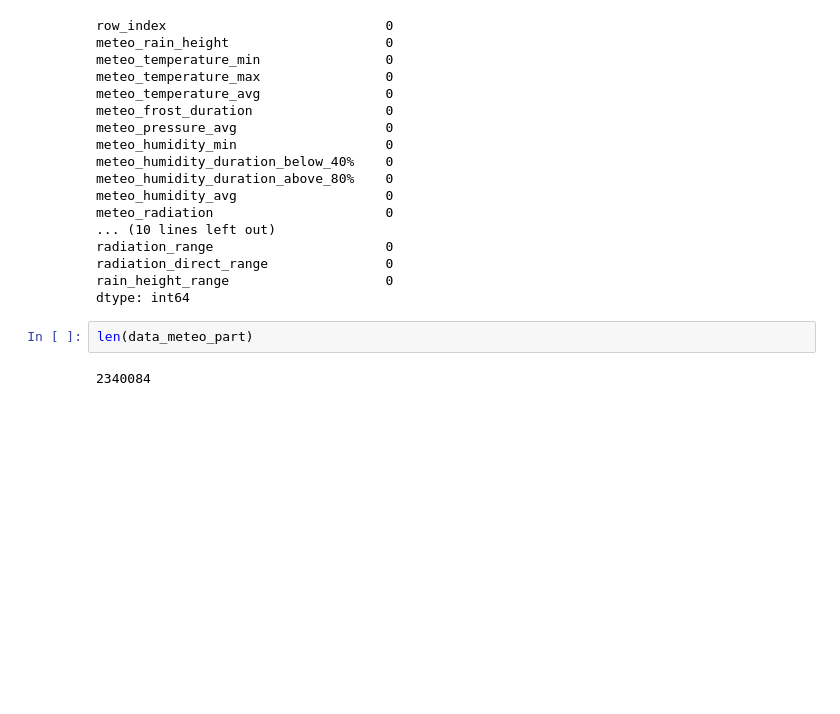
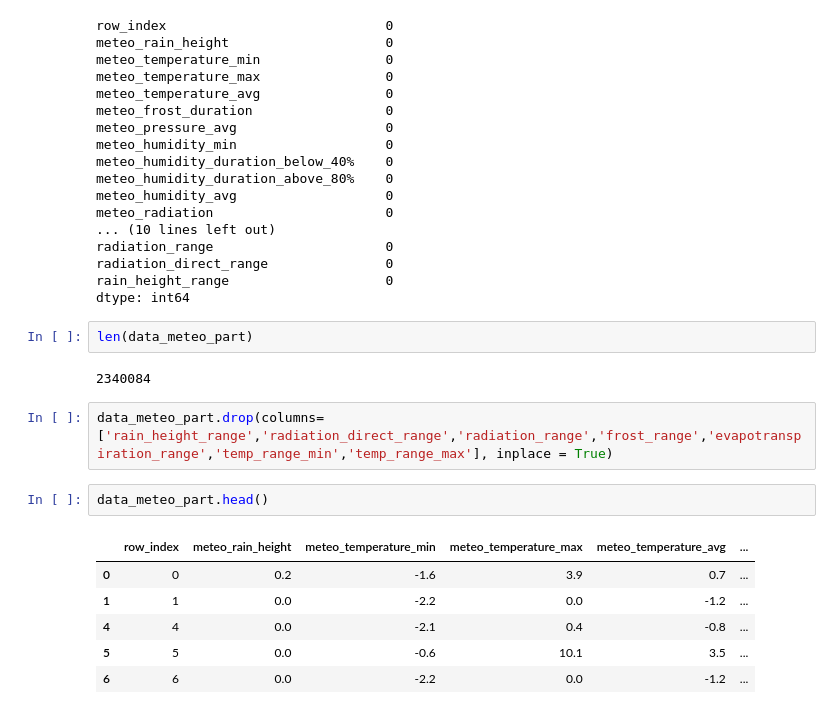
Before and after one commit to AmirBraham/Hi-ckathon-5, a Jupyter notebook: salah_notebook2.ipynb, the cells around one changed output. Drawn from its saved outputs; the diff is of its cells as text; blank space fills up the shorter version.

```diff
--- a/salah_notebook2.ipynb
+++ b/salah_notebook2.ipynb
@@ -325,3 +325,14 @@ dtype: int64
 len(data_meteo_part)
 # %% [output]
 2340084
+# %%
+data_meteo_part.drop(columns=['rain_height_range','radiation_direct_range','radiation_range','frost_range','evapotranspiration_range','temp_range_min','temp_range_max'], inplace = True)
+# %%
+data_meteo_part.head()
+# %% [output]
+|  | row_index | meteo_rain_height | meteo_temperature_min | meteo_temperature_max | meteo_temperature_avg | ... |
+| 0 | 0 | 0.2 | -1.6 | 3.9 | 0.7 | ... |
+| 1 | 1 | 0.0 | -2.2 | 0.0 | -1.2 | ... |
+| 4 | 4 | 0.0 | -2.1 | 0.4 | -0.8 | ... |
+| 5 | 5 | 0.0 | -0.6 | 10.1 | 3.5 | ... |
+| 6 | 6 | 0.0 | -2.2 | 0.0 | -1.2 | ... |
```
Also changed, not shown: parts of 1 cell of this notebook.
